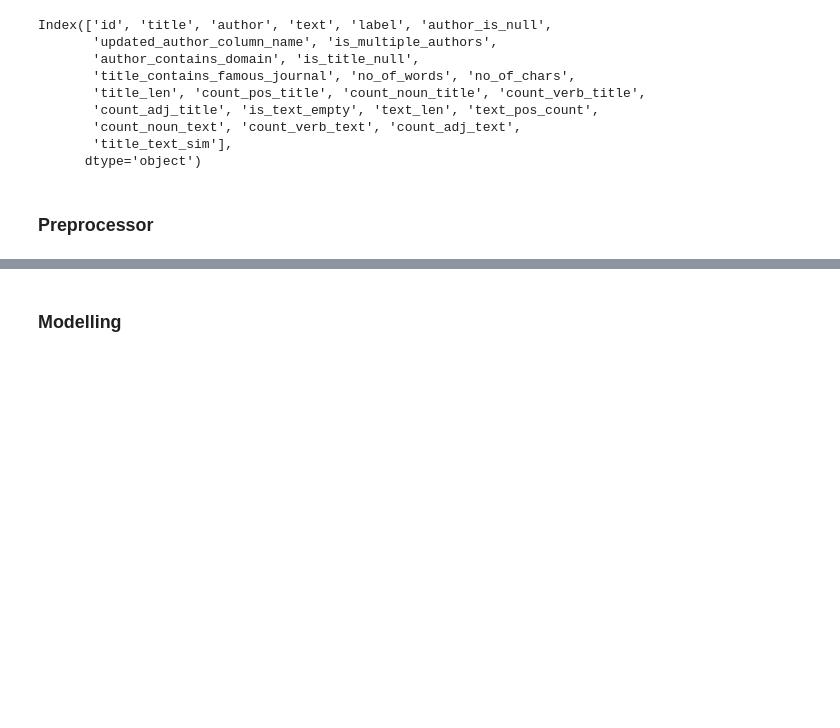
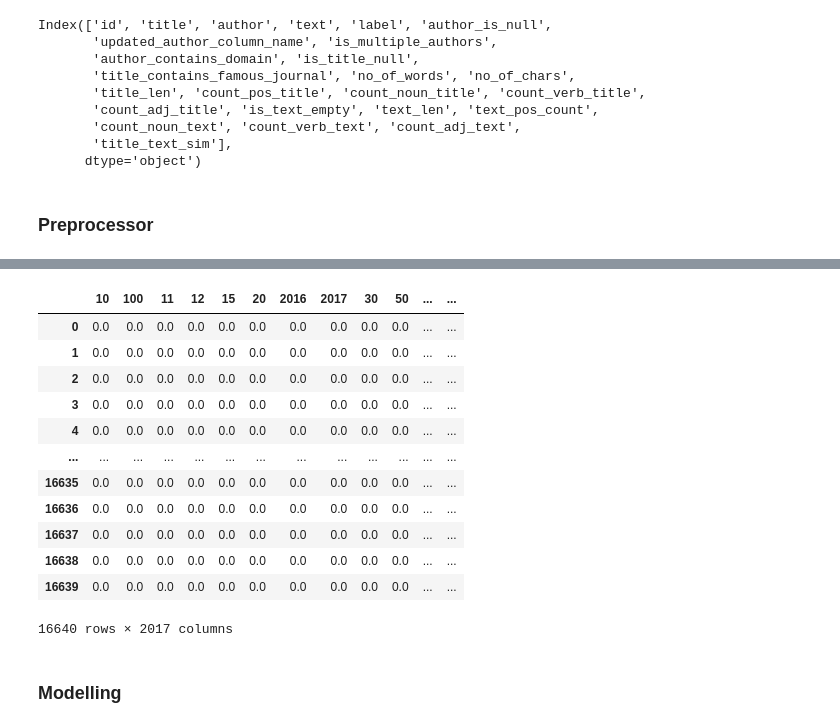
Before and after one commit to utkarshsaboo45/Fake-News, a Jupyter notebook: notebooks/model.ipynb, the cells around one changed output, grey strips where cells are left out. Saved outputs shown, nothing was run; the diff lists cells and outputs as text; code cells hidden in the pictures; blank space fills up the shorter version.

```diff
--- a/notebooks/model.ipynb
+++ b/notebooks/model.ipynb
@@ -502,11 +585,16 @@ enc2 = make_pipeline(
     function_transformer,
     CountVectorizer(stop_words="english", ngram_range=(1, 2), max_features=1000)
 )
+
+standard_scalar = make_pipeline(StandardScaler())
+
+onehotencoder = make_pipeline(OneHotEncoder(handle_unknown="ignore", sparse=False, drop="if_binary"))
 # %%
-#pipe = make_pipeline(enc)
 preprocessor = make_column_transformer(
     (enc1, text_features1),
     (enc2, text_features2),
+    (standard_scalar, numeric_features),
+    (onehotencoder, binary_features),
     ("drop", drop)
 )
 # %%
@@ -516,8 +640,10 @@ preprocessor.fit(X_train)
 # %%
 new_cols = (
     preprocessor.named_transformers_["pipeline-1"].named_steps["countvectorizer"].get_feature_names_out().tolist() +
-    preprocessor.named_transformers_["pipeline-2"].named_steps["countvectorizer"].get_feature_names_out().tolist()
+    preprocessor.named_transformers_["pipeline-2"].named_steps["countvectorizer"].get_feature_names_out().tolist() +
+    numeric_features +
+    binary_features
 )
 # %%
-X_transfomed = preprocessor.transform(X_train)
+X_transformed = preprocessor.transform(X_train)
 # %%
@@ -525,3 +651,19 @@ pd.DataFrame(X_transfomed.toarray(), columns=new_cols).to_csv("apple.csv")
+# %%
+pd.DataFrame(X_transfomed.toarray(), columns=new_cols)
+# %% [output]
+|  | 10 | 100 | 11 | 12 | 15 | 20 | 2016 | 2017 | 30 | 50 | ... | ... |
+| 0 | 0.0 | 0.0 | 0.0 | 0.0 | 0.0 | 0.0 | 0.0 | 0.0 | 0.0 | 0.0 | ... | ... |
+| 1 | 0.0 | 0.0 | 0.0 | 0.0 | 0.0 | 0.0 | 0.0 | 0.0 | 0.0 | 0.0 | ... | ... |
+| 2 | 0.0 | 0.0 | 0.0 | 0.0 | 0.0 | 0.0 | 0.0 | 0.0 | 0.0 | 0.0 | ... | ... |
+| 3 | 0.0 | 0.0 | 0.0 | 0.0 | 0.0 | 0.0 | 0.0 | 0.0 | 0.0 | 0.0 | ... | ... |
+| 4 | 0.0 | 0.0 | 0.0 | 0.0 | 0.0 | 0.0 | 0.0 | 0.0 | 0.0 | 0.0 | ... | ... |
+| ... | ... | ... | ... | ... | ... | ... | ... | ... | ... | ... | ... | ... |
+| 16635 | 0.0 | 0.0 | 0.0 | 0.0 | 0.0 | 0.0 | 0.0 | 0.0 | 0.0 | 0.0 | ... | ... |
+| 16636 | 0.0 | 0.0 | 0.0 | 0.0 | 0.0 | 0.0 | 0.0 | 0.0 | 0.0 | 0.0 | ... | ... |
+| 16637 | 0.0 | 0.0 | 0.0 | 0.0 | 0.0 | 0.0 | 0.0 | 0.0 | 0.0 | 0.0 | ... | ... |
+| 16638 | 0.0 | 0.0 | 0.0 | 0.0 | 0.0 | 0.0 | 0.0 | 0.0 | 0.0 | 0.0 | ... | ... |
+| 16639 | 0.0 | 0.0 | 0.0 | 0.0 | 0.0 | 0.0 | 0.0 | 0.0 | 0.0 | 0.0 | ... | ... |
+16640 rows × 2017 columns
 # %% [markdown]
 ### Modelling
 # %% [markdown]
```
Also changed, not shown: parts of 14 cells of this notebook.
